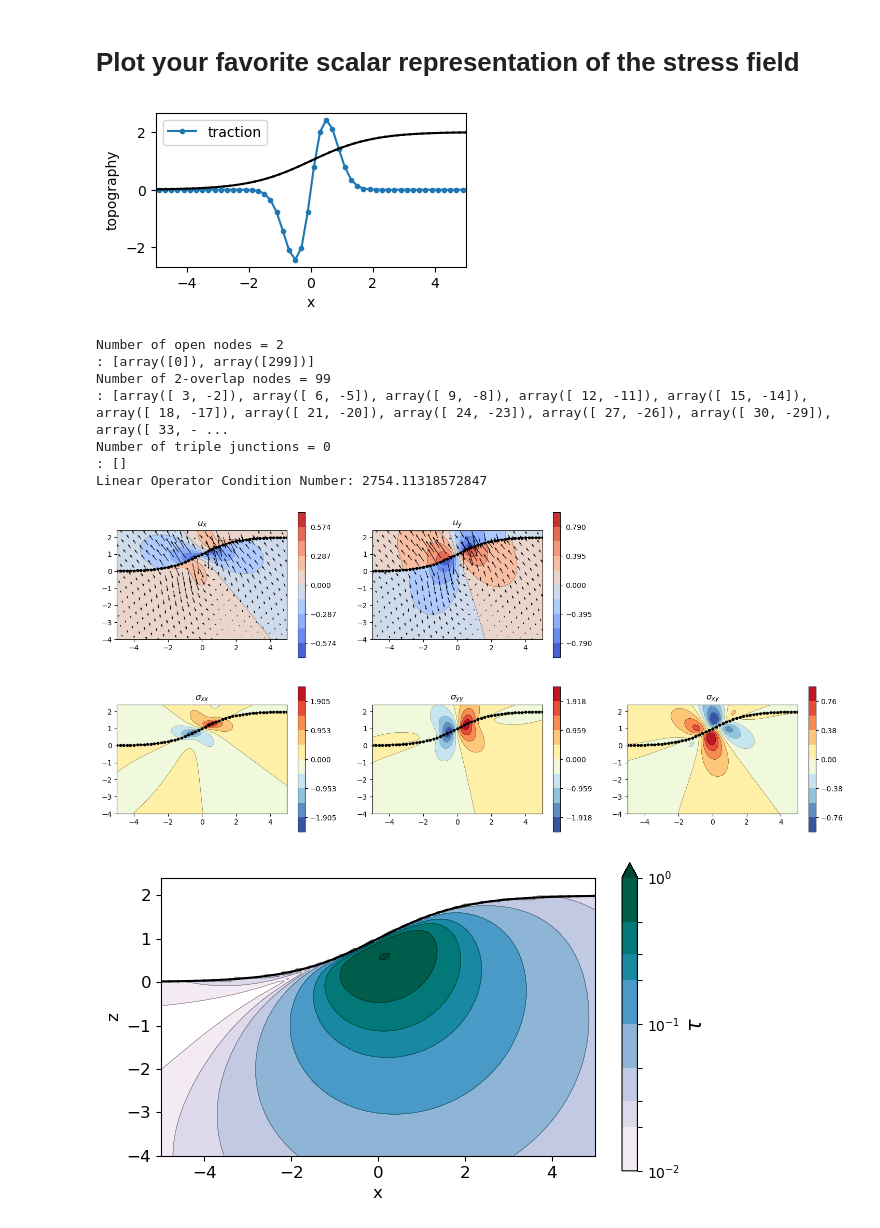
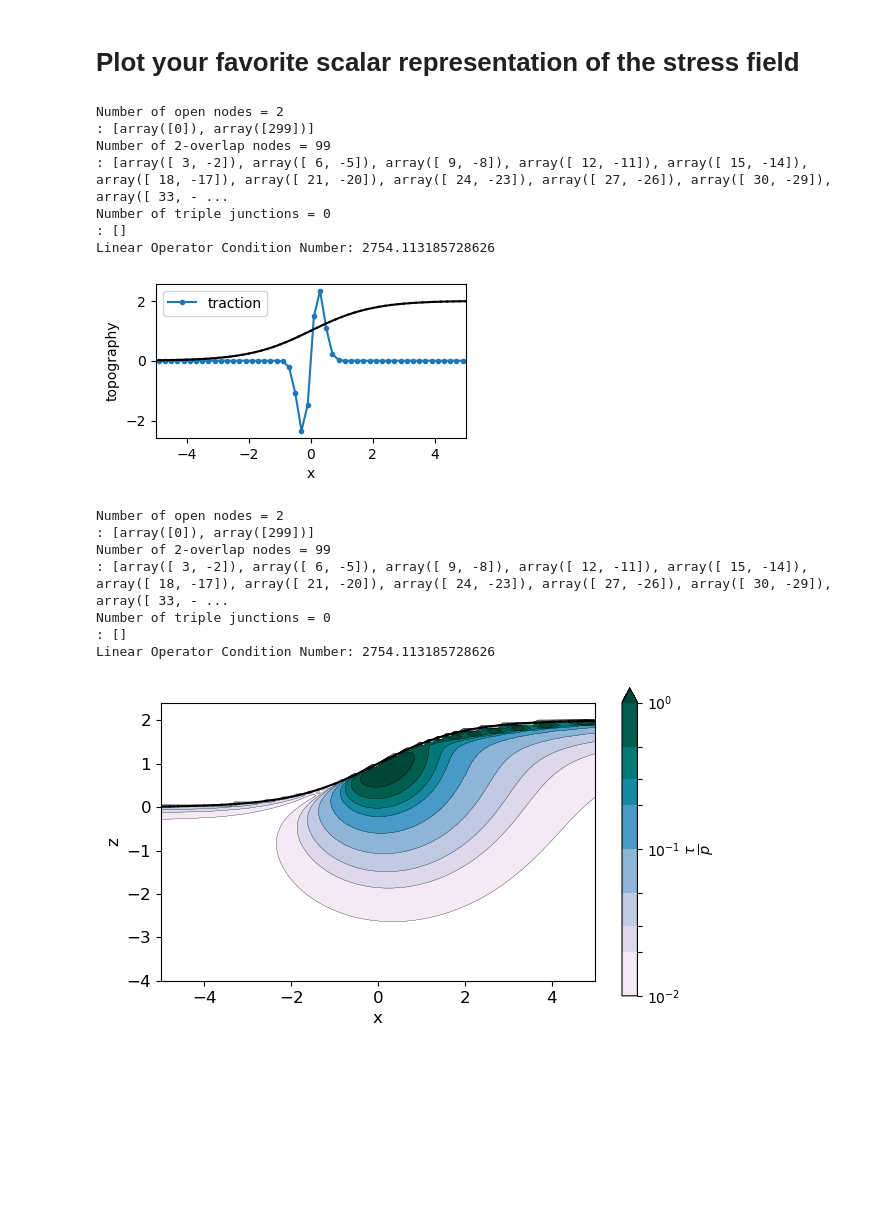
Before and after one commit to mallickrishg/landslides, a Jupyter notebook: bem/python/example_landslideMassStress.ipynb, the cells around one changed output. Saved outputs shown, nothing was run; the diff lists cells and outputs as text; code cells hidden in the pictures; blank space fills up the shorter version.

Commit message:
included pressure calculation

```diff
--- a/bem/python/example_landslideMassStress.ipynb
+++ b/bem/python/example_landslideMassStress.ipynb
@@ -61,10 +63,24 @@ kernels_n = bemcs.get_displacement_stress_kernel(x_obs, y_obs, els, mu, nu, "nor
 # %% [markdown]
 # Plot your favorite scalar representation of the stress field
 # %%
+# first solve topographic load problem
+ydatum = 0
+rhog = 1 # normalized
+BCval = rhog*(els.y_centers - ydatum)
+bc_x = nu / (1 - nu) * BCval * els.x_normals
+bc_y = BCval * els.y_normals
+quadratic_coefs_s, quadratic_coefs_n = UF.solve_bem_system(els, bc_x, bc_y, BCtype)
+# Compute stresses
+_, _, sxx, syy, _ = bemcs.coeffs_to_disp_stress(
+    kernels_s, kernels_n, quadratic_coefs_s, quadratic_coefs_n
+)
+# compute pressure in the medium
+pressure = np.abs((sxx + syy) / 2 - rho * (y_obs.reshape(-1, 1) - ydatum))
+
 # compute mass change due to a landslide
 landslide_x0 = 0
-landslide_amp = -2
-landslide_sigma = 0.5  # length-scale
+landslide_amp = -1
+landslide_sigma = 0.25  # length-scale
 BCval = (
     rho
     * landslide_amp
@@ -88,13 +104,13 @@ bc_y = BCval * els.y_normals
 quadratic_coefs_s, quadratic_coefs_n = UF.solve_bem_system(els, bc_x, bc_y, BCtype)
 
 # Compute displacement and stresses and plot all components
-ux, uy, sxx, syy, sxy = bemcs.coeffs_to_disp_stress(
+_, _, sxx, syy, sxy = bemcs.coeffs_to_disp_stress(
     kernels_s, kernels_n, quadratic_coefs_s, quadratic_coefs_n
 )
 
-bemcs.plot_displacements_stresses_els(
-    els, n_obs, ux, uy, sxx, syy, sxy, x_obs, y_obs, n_skip_plot=31
-)
+# bemcs.plot_displacements_stresses_els(
+#     els, n_obs, ux, uy, sxx, syy, sxy, x_obs, y_obs, n_skip_plot=31
+# )
 
 # first remove all values above topography
 index = bemcs.inpolygon(
@@ -107,7 +123,7 @@ index = bemcs.inpolygon(
 
 plt.figure(figsize=(7, 4))
 # plot second invariant of stress
-toplot = np.sqrt(1 / 4 * (sxx - syy) ** 2 + sxy**2)
+toplot = np.sqrt(1 / 4 * (sxx - syy) ** 2 + sxy**2)/pressure
 toplot[~index, 0] = 0  # np.nan
 toplot = toplot.reshape(n_obs, n_obs)
 # provide min/max values to plot
@@ -123,41 +139,47 @@ img = plt.contourf(
     toplot,
     cmap="PuBuGn",
     vmin=minval,
     vmax=maxval,
     levels=levels,
     norm=LogNorm(),
     extend="max",
 )
 # plt.clim([minval, maxval])
 cb = plt.colorbar(img, shrink=1.0)
 cb.ax.tick_params(labelsize=10)
-cb.set_label("$\\tau$", fontsize=15)
+cb.set_label("$\\frac{\\tau}{p}$", fontsize=15)
 plt.contour(
     x_obs.reshape(n_obs, n_obs),
     y_obs.reshape(n_obs, n_obs),
     toplot,
     colors="black",
     vmin=minval,
     vmax=maxval,
     levels=levels,
     linewidths=0.2,
 )
 for i in range(len(els.x1)):
     plt.plot([els.x1[i], els.x2[i]], [els.y1[i], els.y2[i]], "k-")
 plt.xlim([-0.5 * Lscale, 0.5 * Lscale])
 plt.xlabel("x", fontsize=12)
 plt.ylabel("z", fontsize=12)
 plt.tick_params(labelsize=12)
 plt.gca().set_aspect("equal", adjustable="box")
 plt.show()
 # %% [output]
+Number of open nodes = 2
+: [array([0]), array([299])]
+Number of 2-overlap nodes = 99
+: [array([ 3, -2]), array([ 6, -5]), array([ 9, -8]), array([ 12, -11]), array([ 15, -14]), array([ 18, -17]), array([ 21, -20]), array([ 24, -23]), array([ 27, -26]), array([ 30, -29]), array([ 33, - ...
+Number of triple junctions = 0
+: []
+Linear Operator Condition Number: 2754.113185728626
-[figure, old version]
+[figure, new version]
-Number of open nodes = 2
-: [array([0]), array([299])]
-Number of 2-overlap nodes = 99
-: [array([ 3, -2]), array([ 6, -5]), array([ 9, -8]), array([ 12, -11]), array([ 15, -14]), array([ 18, -17]), array([ 21, -20]), array([ 24, -23]), array([ 27, -26]), array([ 30, -29]), array([ 33, - ...
-Number of triple junctions = 0
-: []
-Linear Operator Condition Number: 2754.11318572847
+Number of open nodes = 2
+: [array([0]), array([299])]
+Number of 2-overlap nodes = 99
+: [array([ 3, -2]), array([ 6, -5]), array([ 9, -8]), array([ 12, -11]), array([ 15, -14]), array([ 18, -17]), array([ 21, -20]), array([ 24, -23]), array([ 27, -26]), array([ 30, -29]), array([ 33, - ...
+Number of triple junctions = 0
+: []
+Linear Operator Condition Number: 2754.113185728626
-[figure, old version]
+[figure, new version]
-[figure, removed]
```
Also changed, not shown: parts of 1 cell of this notebook.
